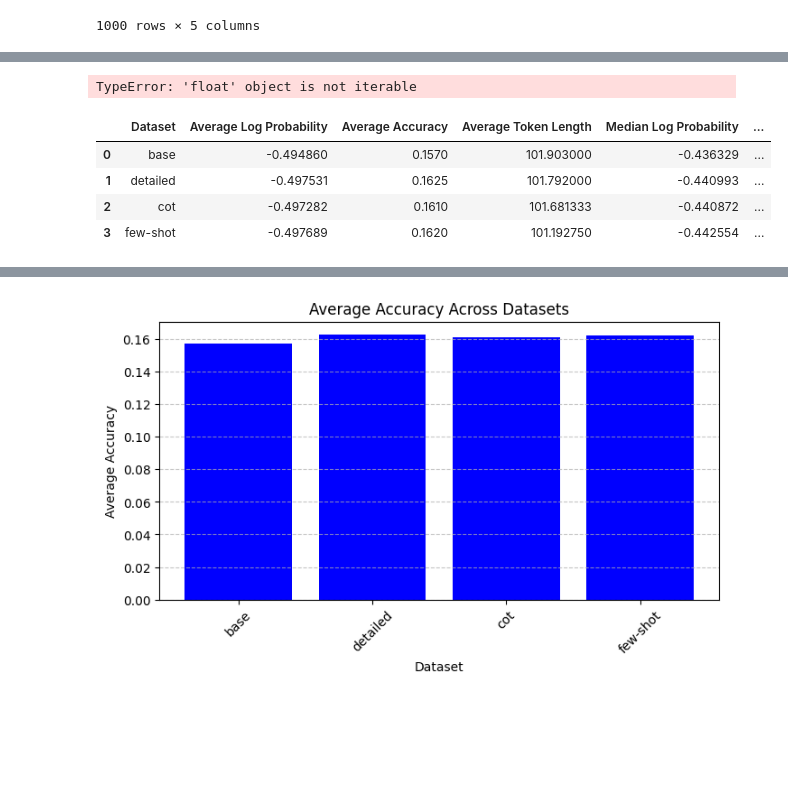
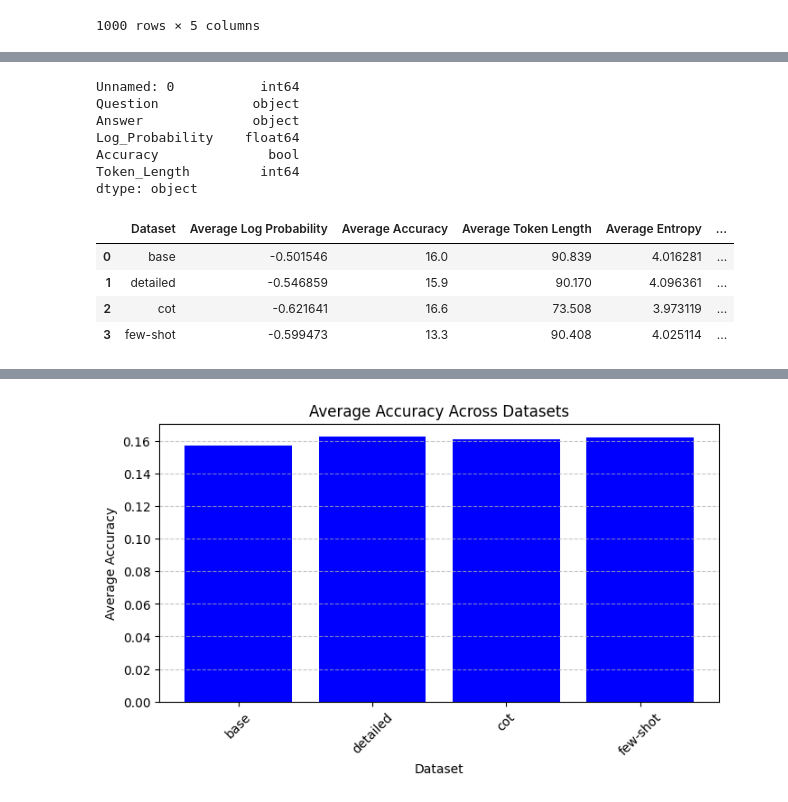
Before and after one commit to arjunneervannan/medical-llm-hallucination, a Jupyter notebook: inference/inference_results.ipynb, the cells around one changed output, grey strips where cells are left out. Drawn from its saved outputs; the diff is of its cells as text; code cells hidden in the pictures; blank space fills up the shorter version.

```diff
--- a/inference/inference_results.ipynb
+++ b/inference/inference_results.ipynb
@@ -5,7 +5,7 @@ base = pd.read_csv('base.csv')
 detailed = pd.read_csv('detailed.csv')
 cot = pd.read_csv('cot.csv')
 few = pd.read_csv('few.csv')
-df_list = [base, detailed, cot, few]
+df_list = [base, detailed, few, cot]
 few['Log_Probability'] = pd.to_numeric(few['Log_Probability'])
 cot['Log_Probability'] = pd.to_numeric(cot['Log_Probability'])
 detailed['Log_Probability'] = pd.to_numeric(detailed['Log_Probability'])
@@ -45,13 +45,23 @@ Name: Answer, Length: 4000, dtype: object
+# %%
+few.dtypes
+# %% [output]
+Unnamed: 0           int64
+Question            object
+Answer              object
+Log_Probability    float64
+Accuracy              bool
+Token_Length         int64
+dtype: object
 # %%
 import math
 
 def shannon_entropy(string):
     """Calculate the Shannon entropy of a string"""
-    # Get the frequency of each character in the string
-    freq = [string.count(c) / len(string) for c in set(string)]
+    if not string:  # Check if the string is empty
+        return 0  # Return 0 for empty strings
 
-    # Calculate the entropy
-    entropy = -sum(f * math.log2(f) for f in freq)
+    freq = [str(string).count(c) / len(str(string)) for c in set(str(string))]
+    entropy = -sum(f * math.log2(f) for f in freq if f != 0)  # Exclude zero frequencies
 
     return entropy
 
@@ -59,24 +69,24 @@ few['entropy'] = few['Answer'].apply(shannon_entropy)
 cot['entropy'] = cot['Answer'].apply(shannon_entropy)
 detailed['entropy'] = detailed['Answer'].apply(shannon_entropy)
 base['entropy'] = base['Answer'].apply(shannon_entropy)
-# %% [output]
-TypeError: 'float' object is not iterable
 # %%
 import matplotlib.pyplot as plt
 
 averages = pd.DataFrame({
     'Dataset': ['base', 'detailed', 'cot', 'few-shot'],
     'Average Log Probability': [df['Log_Probability'].mean() for df in df_list],
-    'Average Accuracy': [df['Accuracy'].mean() for df in df_list],
+    'Average Accuracy': [100*df['Accuracy'].mean() for df in df_list],
      'Average Token Length': [df['Token_Length'].mean() for df in df_list],
+          'Average Entropy': [df['entropy'].mean() for df in df_list],
+         'Median Entropy': [df['entropy'].median() for df in df_list],
     'Median Log Probability': [df['Log_Probability'].median() for df in df_list],
      'Median Token Length': [df['Token_Length'].median() for df in df_list],
 })
 
 averages
 # %% [output]
-|  | Dataset | Average Log Probability | Average Accuracy | Average Token Length | Median Log Probability | ... |
-| 0 | base | -0.494860 | 0.1570 | 101.903000 | -0.436329 | ... |
-| 1 | detailed | -0.497531 | 0.1625 | 101.792000 | -0.440993 | ... |
-| 2 | cot | -0.497282 | 0.1610 | 101.681333 | -0.440872 | ... |
-| 3 | few-shot | -0.497689 | 0.1620 | 101.192750 | -0.442554 | ... |
+|  | Dataset | Average Log Probability | Average Accuracy | Average Token Length | Average Entropy | ... |
+| 0 | base | -0.501546 | 16.0 | 90.839 | 4.016281 | ... |
+| 1 | detailed | -0.546859 | 15.9 | 90.170 | 4.096361 | ... |
+| 2 | cot | -0.621641 | 16.6 | 73.508 | 3.973119 | ... |
+| 3 | few-shot | -0.599473 | 13.3 | 90.408 | 4.025114 | ... |
```
Also changed, not shown: parts of 4 cells of this notebook, 16 other files.
